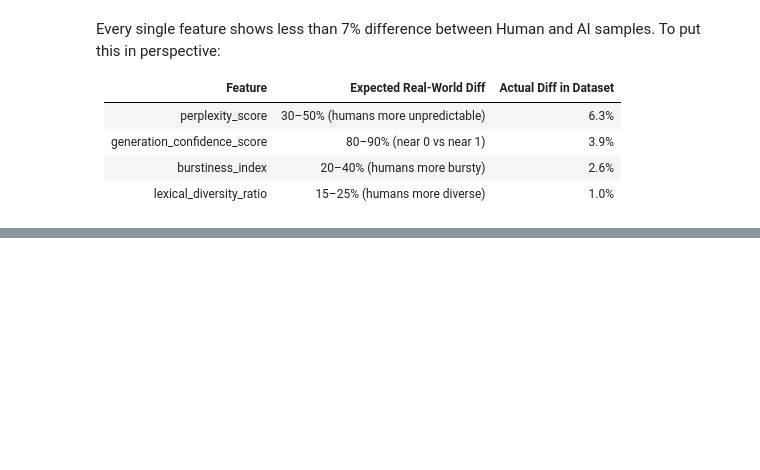
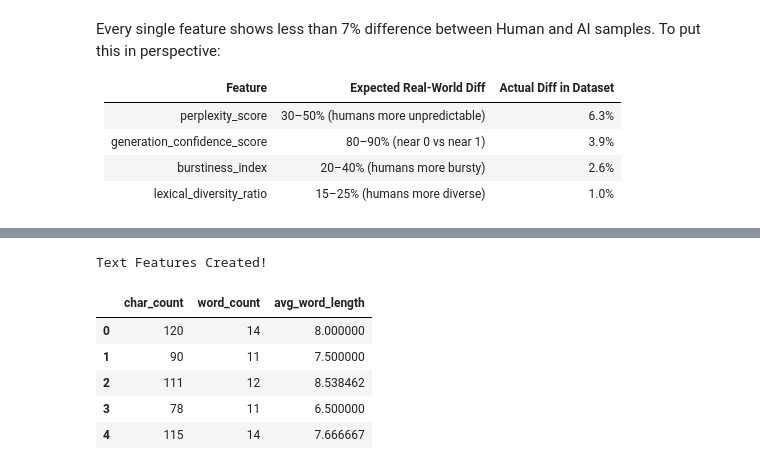
Before and after one commit to M-Taha-99/ML-Project, a Jupyter notebook: phase-2-ml-rollbcsf23m524-taha.ipynb, the cells around one changed output, grey strips where cells are left out. Drawn from its saved outputs; the diff is of its cells as text; code cells hidden in the pictures; blank space fills up the shorter version.

```diff
--- a/phase-2-ml-rollbcsf23m524-taha.ipynb
+++ b/phase-2-ml-rollbcsf23m524-taha.ipynb
@@ -221,0 +295,21 @@ plt.show()
+# %%
+df['char_count'] = df['content_text'].apply(len)
+df['word_count'] = df['content_text'].apply(lambda x: len(x.split()))
+df['avg_word_length'] = df['char_count'] / (df['word_count'] + 1)
+
+df['sentence_count'] = df['content_text'].apply(lambda x: x.count('.'))
+df['avg_sentence_length'] = df['word_count'] / (df['sentence_count'] + 1)
+
+df['unique_words'] = df['content_text'].apply(lambda x: len(set(x.split())))
+df['lexical_density'] = df['unique_words'] / (df['word_count'] + 1)
+
+print("Text Features Created!")
+df[['char_count','word_count','avg_word_length']].head()
+# %% [output]
+Text Features Created!
+|  | char_count | word_count | avg_word_length |
+| 0 | 120 | 14 | 8.000000 |
+| 1 | 90 | 11 | 7.500000 |
+| 2 | 111 | 12 | 8.538462 |
+| 3 | 78 | 11 | 6.500000 |
+| 4 | 115 | 14 | 7.666667 |
```
Also changed, not shown: parts of 30 cells of this notebook.
